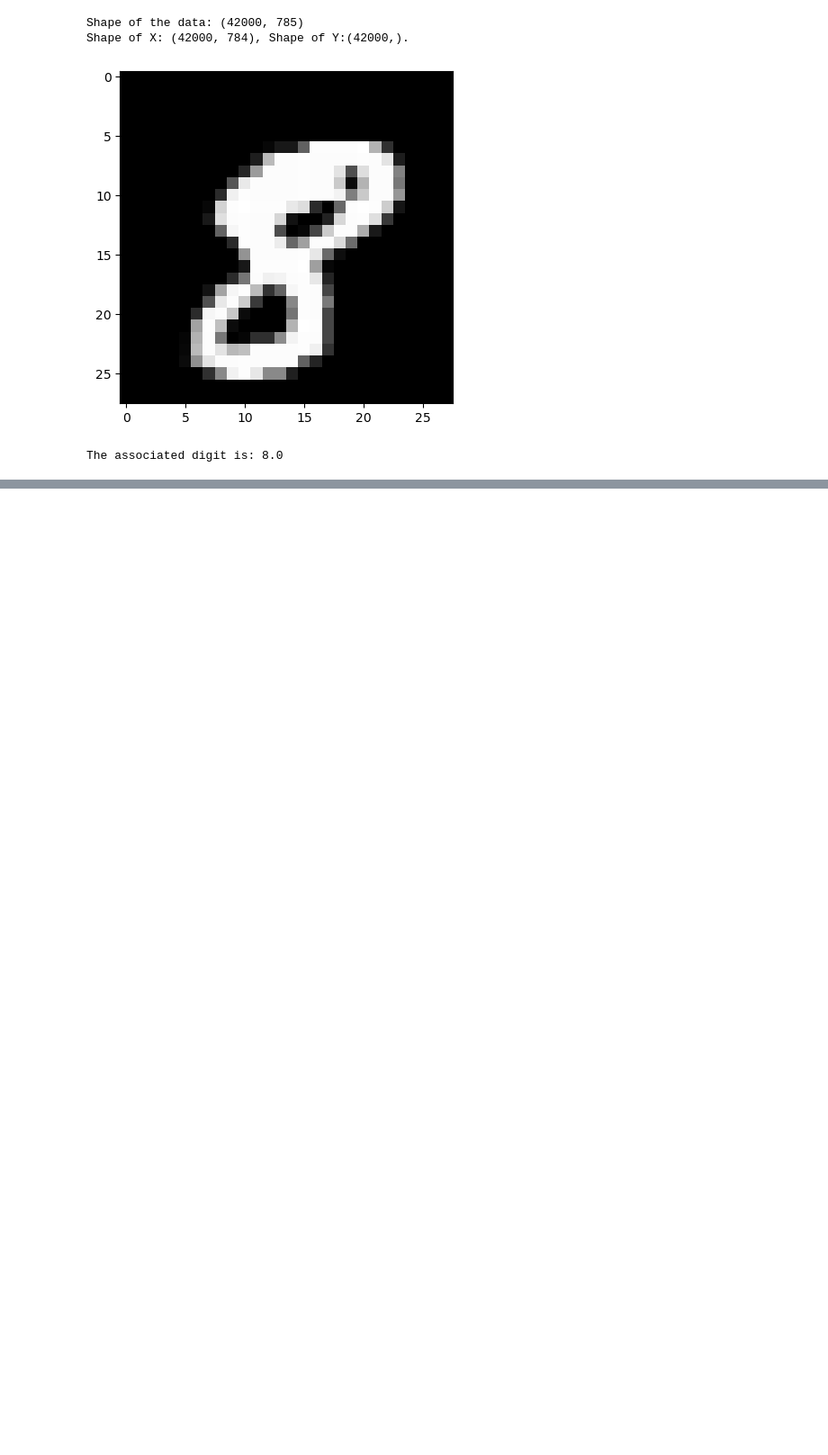
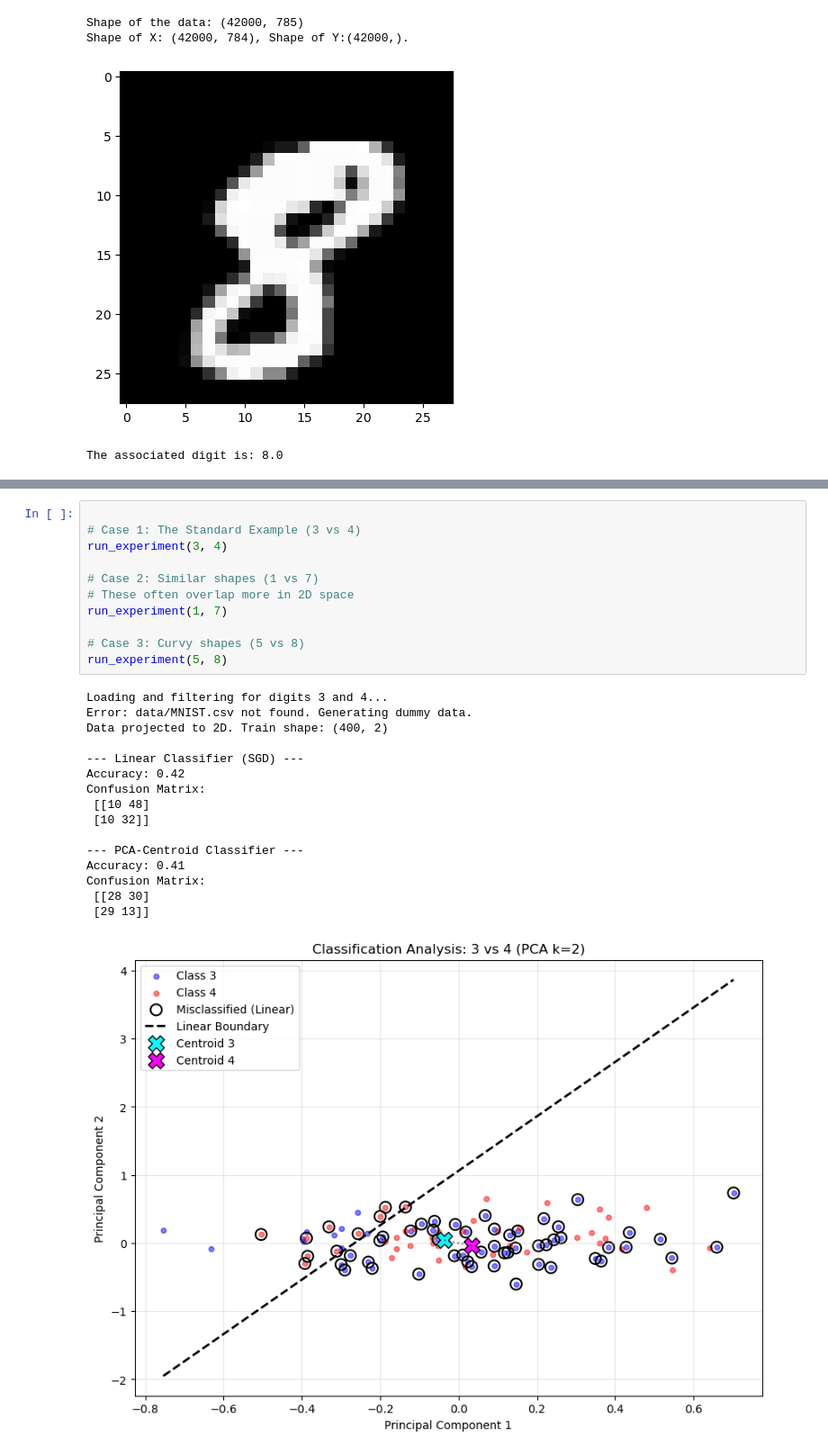
Before and after one commit to tntwj/smm-homework, a Jupyter notebook: unsupervised_learning.ipynb, the cells around one changed output, grey strips where cells are left out. Shown at 90% size. Cells and saved outputs as stored; diff of their text form; blank space fills up the shorter version.

```diff
--- a/unsupervised_learning.ipynb
+++ b/unsupervised_learning.ipynb
@@ -312,0 +364,28 @@ run_custom_pca(X, Y, 3, 4, k=3, plot_3d=True)
+# %%
+
+# Case 1: The Standard Example (3 vs 4)
+run_experiment(3, 4)
+
+# Case 2: Similar shapes (1 vs 7)
+# These often overlap more in 2D space
+run_experiment(1, 7)
+
+# Case 3: Curvy shapes (5 vs 8)
+run_experiment(5, 8)
+# %% [output]
+Loading and filtering for digits 3 and 4...
+Error: data/MNIST.csv not found. Generating dummy data.
+Data projected to 2D. Train shape: (400, 2)
+
+--- Linear Classifier (SGD) ---
+Accuracy: 0.42
+Confusion Matrix:
+ [[10 48]
+ [10 32]]
+
+--- PCA-Centroid Classifier ---
+Accuracy: 0.41
+Confusion Matrix:
+ [[28 30]
+ [29 13]]
+[figure, added]
```
Also changed, not shown: parts of 7 cells of this notebook.
